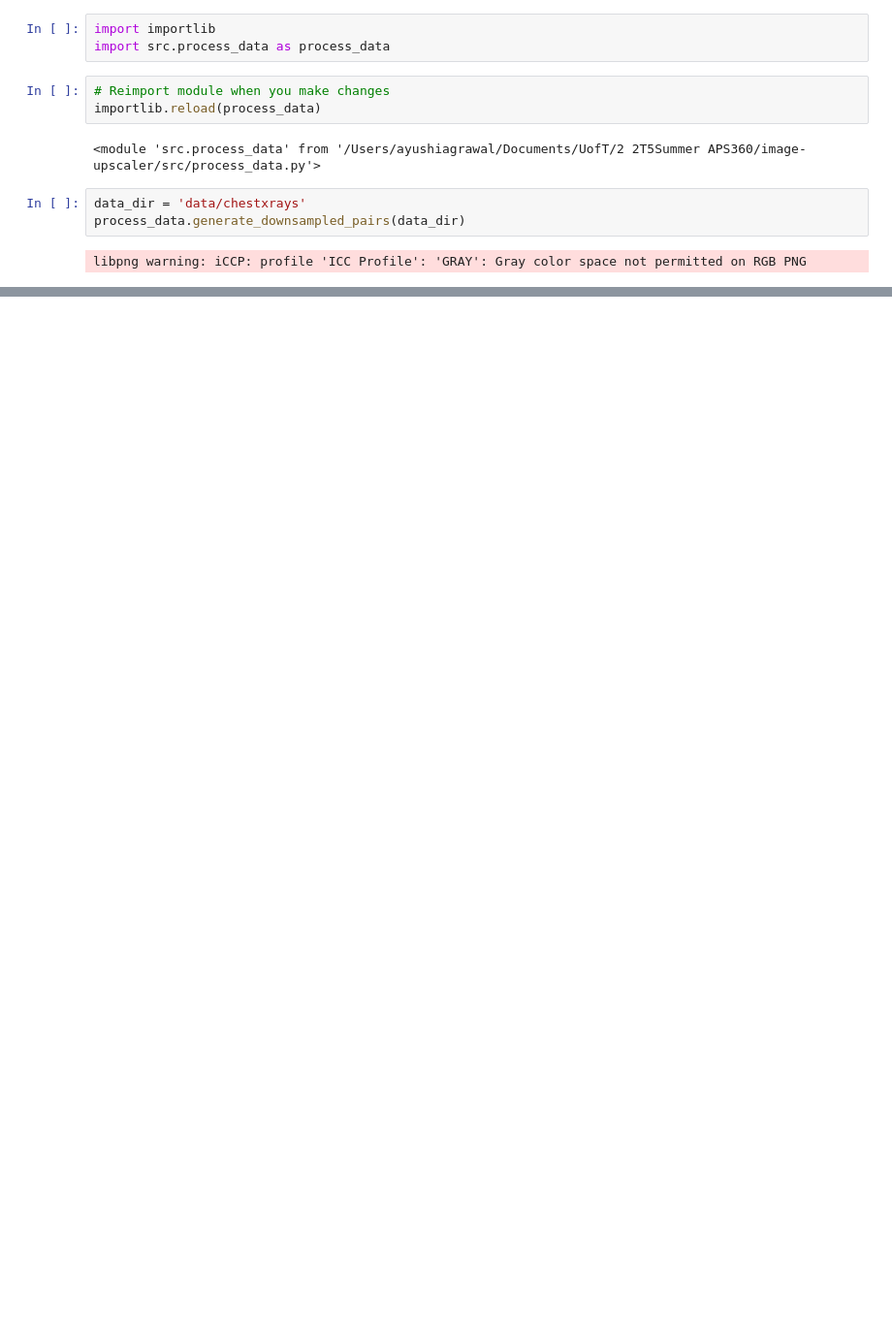
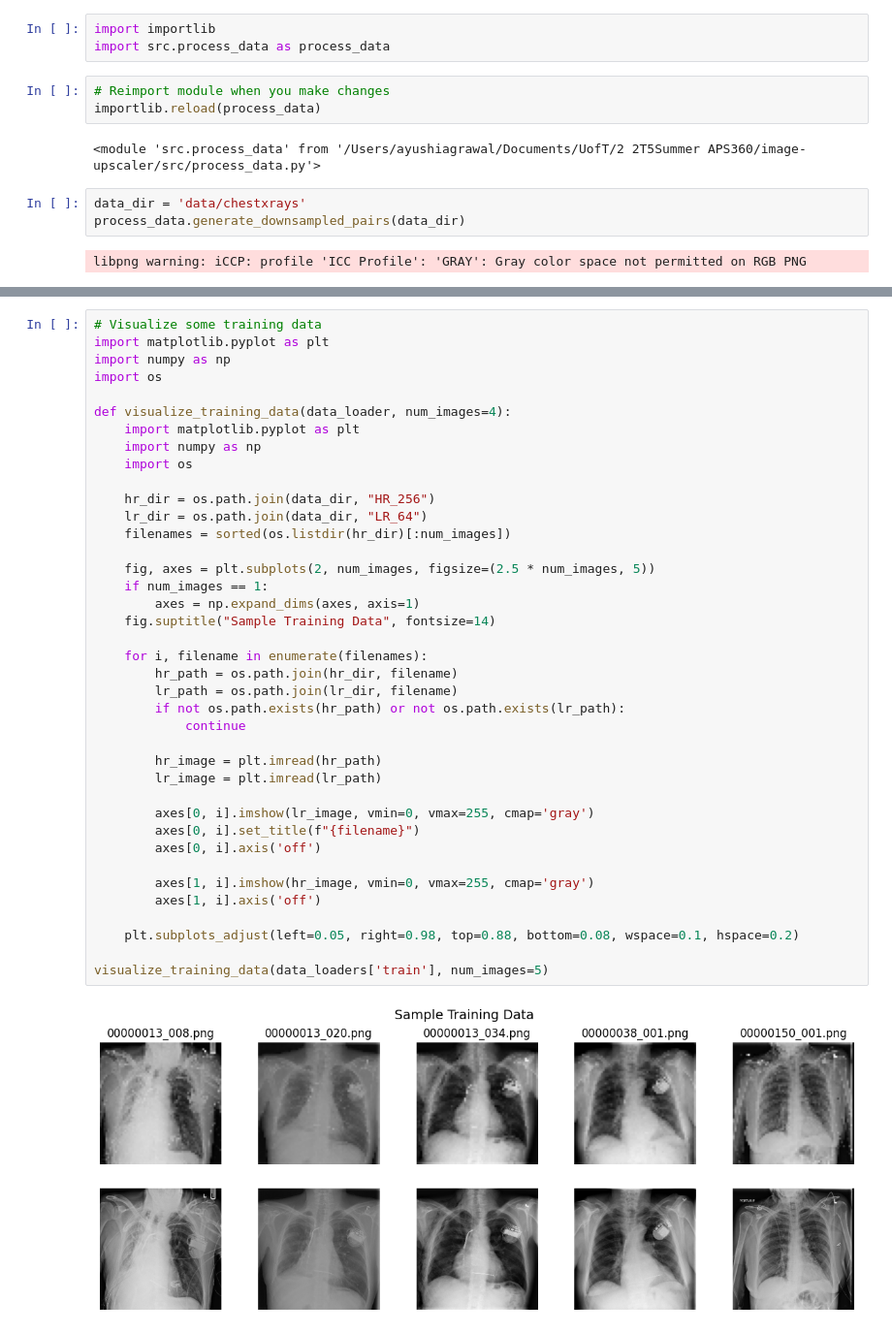
Before and after one commit to petrichor-2/image-upscaler, a Jupyter notebook: test.ipynb, the cells around one changed output, grey strips where cells are left out. Shown at 97% size. Saved outputs shown, nothing was run; the diff lists cells and outputs as text; blank space fills up the shorter version.

```diff
--- a/test.ipynb
+++ b/test.ipynb
@@ -30,3 +30,44 @@ Test data length: 112
 Sample training LR shape: torch.Size([3, 64, 64])
 Sample training HR shape: torch.Size([3, 256, 256])
 Sample training batch shape: torch.Size([64, 3, 64, 64])
+# %%
+# Visualize some training data
+import matplotlib.pyplot as plt
+import numpy as np
+import os
+
+def visualize_training_data(data_loader, num_images=4):
+    import matplotlib.pyplot as plt
+    import numpy as np
+    import os
+
+    hr_dir = os.path.join(data_dir, "HR_256")
+    lr_dir = os.path.join(data_dir, "LR_64")
+    filenames = sorted(os.listdir(hr_dir)[:num_images])
+
+    fig, axes = plt.subplots(2, num_images, figsize=(2.5 * num_images, 5))
+    if num_images == 1:
+        axes = np.expand_dims(axes, axis=1)
+    fig.suptitle("Sample Training Data", fontsize=14)
+
+    for i, filename in enumerate(filenames):
+        hr_path = os.path.join(hr_dir, filename)
+        lr_path = os.path.join(lr_dir, filename)
+        if not os.path.exists(hr_path) or not os.path.exists(lr_path):
+            continue
+
+        hr_image = plt.imread(hr_path)
+        lr_image = plt.imread(lr_path)
+
+        axes[0, i].imshow(lr_image, vmin=0, vmax=255, cmap='gray')
+        axes[0, i].set_title(f"{filename}")
+        axes[0, i].axis('off')
+
+        axes[1, i].imshow(hr_image, vmin=0, vmax=255, cmap='gray')
+        axes[1, i].axis('off')
+
+    plt.subplots_adjust(left=0.05, right=0.98, top=0.88, bottom=0.08, wspace=0.1, hspace=0.2)
+
+visualize_training_data(data_loaders['train'], num_images=5)
+# %% [output]
+[figure, added]
```
Also changed, not shown: parts of 1 cell of this notebook, 36 other files.
